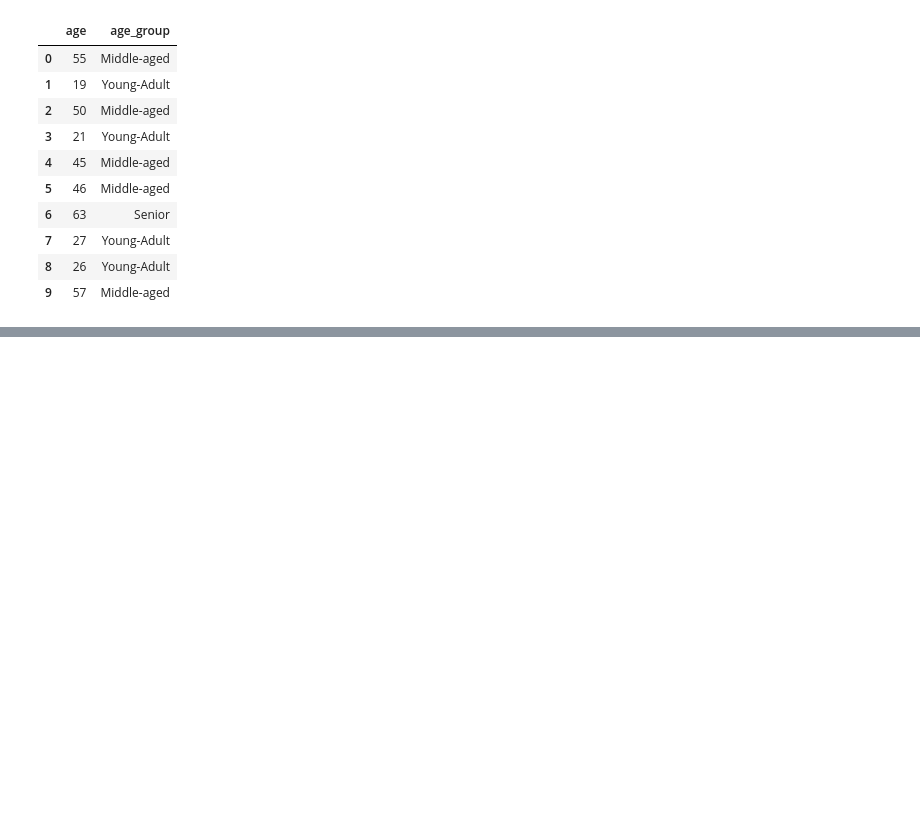
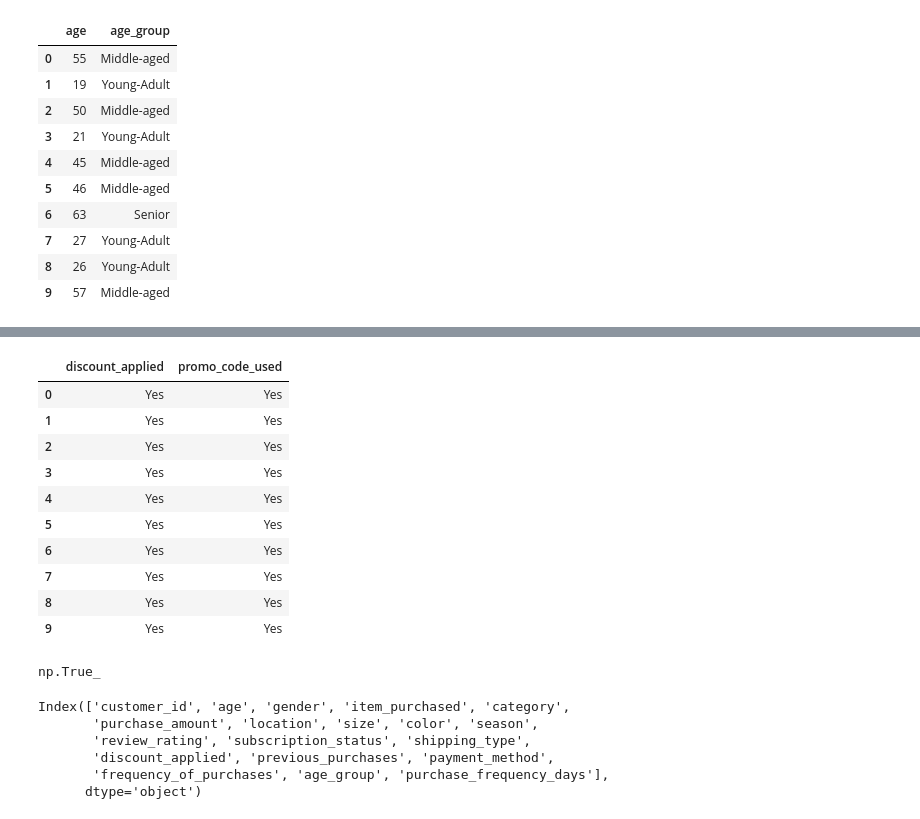
Before and after one commit to Roopalsood/Customer_Retail_Behaviour_Analysis, a Jupyter notebook: Customer_Retail_Behaviour_Analysis.ipynb, the cells around one changed output, grey strips where cells are left out. Cells and saved outputs as stored; diff of their text form; code cells hidden in the pictures; blank space fills up the shorter version.

```diff
--- a/Customer_Retail_Behaviour_Analysis.ipynb
+++ b/Customer_Retail_Behaviour_Analysis.ipynb
@@ -109,0 +137,18 @@ df[['age', 'age_group']].head(10)
+# %%
+df[['discount_applied', 'promo_code_used']].head(10) #one is redundant
+# %% [output]
+|  | discount_applied | promo_code_used |
+| 0 | Yes | Yes |
+| 1 | Yes | Yes |
+| 2 | Yes | Yes |
+| 3 | Yes | Yes |
+| 4 | Yes | Yes |
+| 5 | Yes | Yes |
+| 6 | Yes | Yes |
+| 7 | Yes | Yes |
+| 8 | Yes | Yes |
+| 9 | Yes | Yes |
+# %%
+(df['discount_applied'] == df['promo_code_used']).all() #to check if the column is actually redundant
+# %% [output]
+np.True_
@@ -109,0 +157,9 @@ df[['age', 'age_group']].head(10)
+# %%
+df.columns
+# %% [output]
+Index(['customer_id', 'age', 'gender', 'item_purchased', 'category',
+       'purchase_amount', 'location', 'size', 'color', 'season',
+       'review_rating', 'subscription_status', 'shipping_type',
+       'discount_applied', 'previous_purchases', 'payment_method',
+       'frequency_of_purchases', 'age_group', 'purchase_frequency_days'],
+      dtype='object')
```
Also changed, not shown: parts of 3 cells of this notebook.
